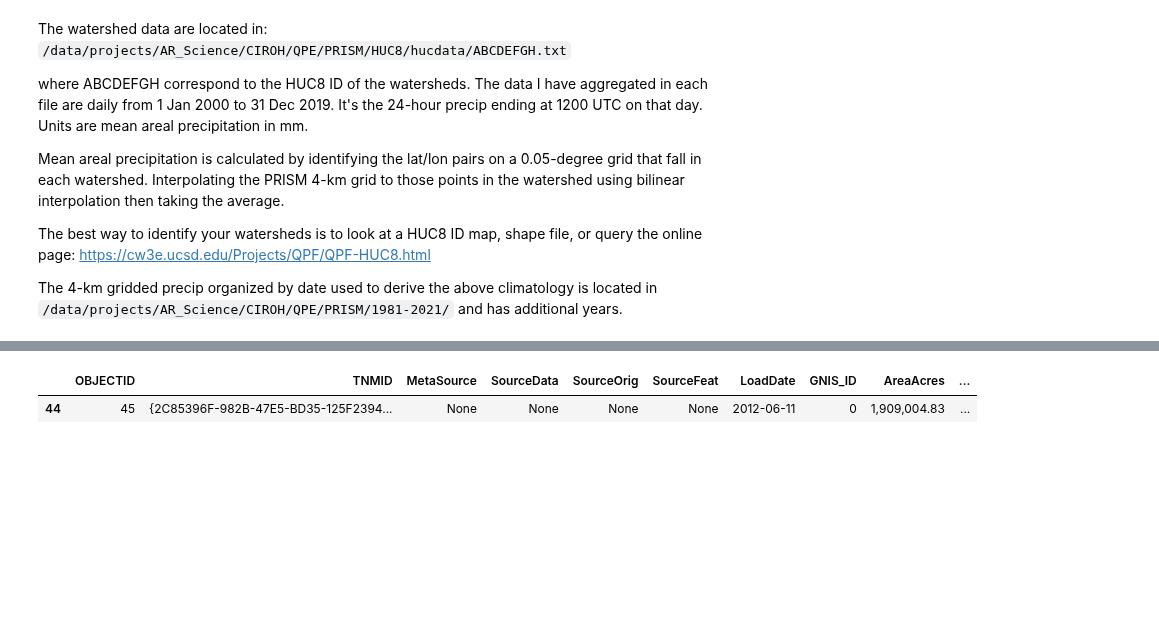
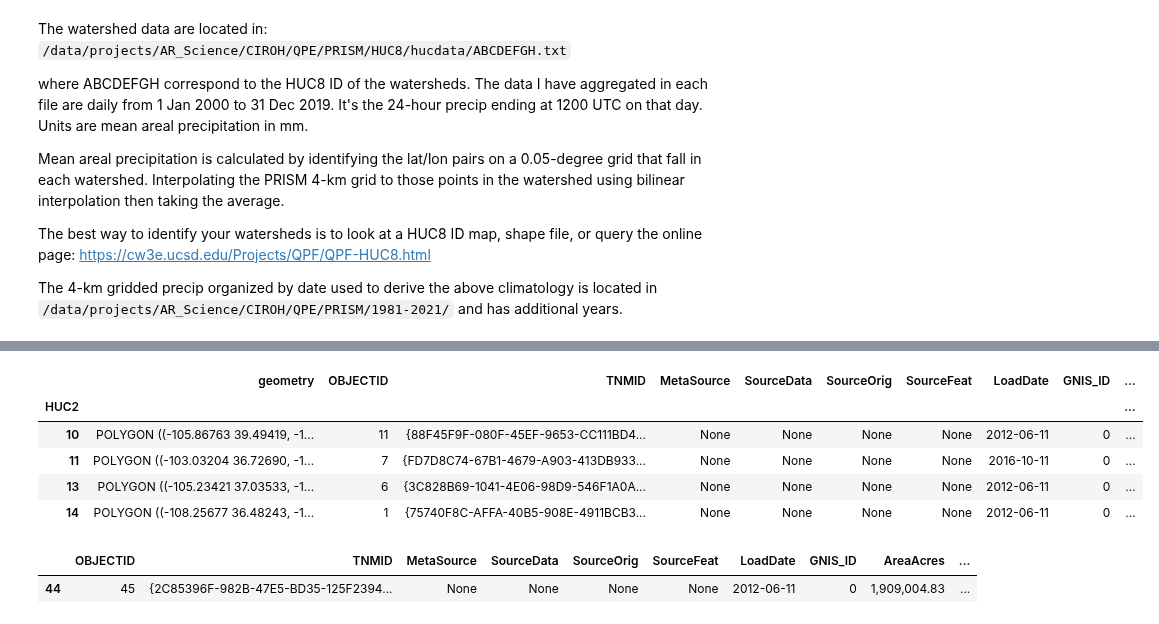
Before and after one commit to CW3E/CO_top-decile_precip_ARs_code, a Jupyter notebook: preprocess/preprocess_PRISM_watershed_data.ipynb, the cells around one changed output, grey strips where cells are left out. Saved outputs shown, nothing was run; the diff lists cells and outputs as text; code cells hidden in the pictures; blank space fills up the shorter version.

```diff
--- a/preprocess/preprocess_PRISM_watershed_data.ipynb
+++ b/preprocess/preprocess_PRISM_watershed_data.ipynb
@@ -45,3 +59,12 @@ polys = gpd.read_file(fp, crs="epsg:4326") # have to manually set the projection
+# %%
+zones
+# %% [output]
+|  | geometry | OBJECTID | TNMID | MetaSource | SourceData | SourceOrig | SourceFeat | LoadDate | GNIS_ID | ... |
+| HUC2 |  |  |  |  |  |  |  |  |  | ... |
+| 10 | POLYGON ((-105.86763 39.49419, -1... | 11 | {88F45F9F-080F-45EF-9653-CC111BD4... | None | None | None | None | 2012-06-11 | 0 | ... |
+| 11 | POLYGON ((-103.03204 36.72690, -1... | 7 | {FD7D8C74-67B1-4679-A903-413DB933... | None | None | None | None | 2016-10-11 | 0 | ... |
+| 13 | POLYGON ((-105.23421 37.03533, -1... | 6 | {3C828B69-1041-4E06-98D9-546F1A0A... | None | None | None | None | 2012-06-11 | 0 | ... |
+| 14 | POLYGON ((-108.25677 36.48243, -1... | 1 | {75740F8C-AFFA-40B5-908E-4911BCB3... | None | None | None | None | 2012-06-11 | 0 | ... |
 # %%
 idx = polys["Name"] == 'Middle South Platte-Sterling'
 tmp = polys.loc[idx]
```
Also changed, not shown: parts of 3 cells of this notebook, 1 other file.
